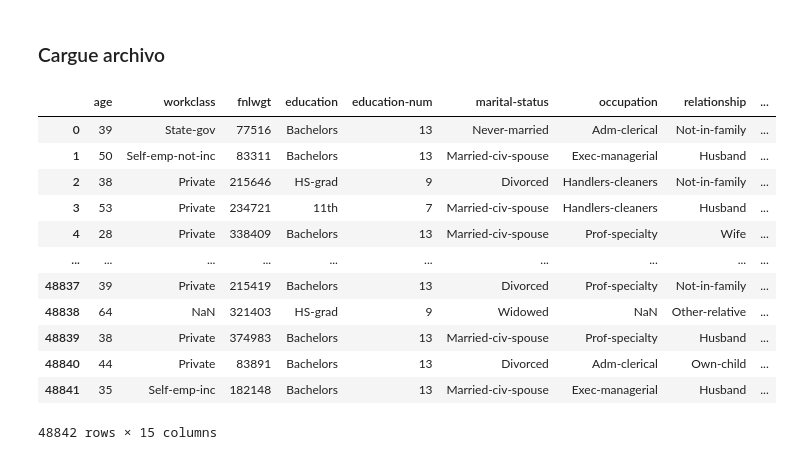
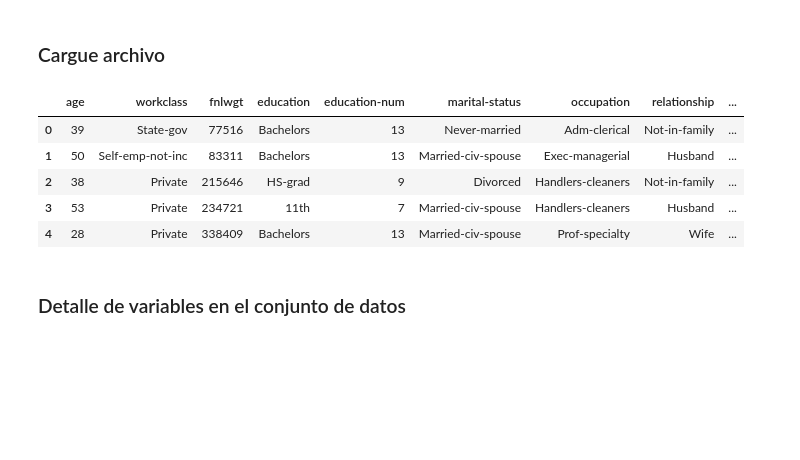
Before and after one commit to maogue94/FPCD, a Jupyter notebook: FUNDAMENTOS_PROGRAMACION/GUIA1/Actividad1.ipynb, the cells around one changed output. Drawn from its saved outputs; the diff is of its cells as text; code cells hidden in the pictures; blank space fills up the shorter version.

```diff
--- a/FUNDAMENTOS_PROGRAMACION/GUIA1/Actividad1.ipynb
+++ b/FUNDAMENTOS_PROGRAMACION/GUIA1/Actividad1.ipynb
@@ -7,22 +8,18 @@ import pandas as pd
 import numpy as np
 import matplotlib.pyplot as plt
 import os
+pd.set_option('display.max_columns', None)
 # %% [markdown]
 ### Cargue archivo
 # %%
-df=pd.read_csv("ARCHIVOS/census_income.csv", sep=",", index_col=0)
-df
+df_ingresos=pd.read_csv("ARCHIVOS/census_income.csv", sep=",", index_col=0)
+df_ingresos.head()
 # %% [output]
 |  | age | workclass | fnlwgt | education | education-num | marital-status | occupation | relationship | ... |
 | 0 | 39 | State-gov | 77516 | Bachelors | 13 | Never-married | Adm-clerical | Not-in-family | ... |
 | 1 | 50 | Self-emp-not-inc | 83311 | Bachelors | 13 | Married-civ-spouse | Exec-managerial | Husband | ... |
 | 2 | 38 | Private | 215646 | HS-grad | 9 | Divorced | Handlers-cleaners | Not-in-family | ... |
 | 3 | 53 | Private | 234721 | 11th | 7 | Married-civ-spouse | Handlers-cleaners | Husband | ... |
 | 4 | 28 | Private | 338409 | Bachelors | 13 | Married-civ-spouse | Prof-specialty | Wife | ... |
-| ... | ... | ... | ... | ... | ... | ... | ... | ... | ... |
-| 48837 | 39 | Private | 215419 | Bachelors | 13 | Divorced | Prof-specialty | Not-in-family | ... |
-| 48838 | 64 | NaN | 321403 | HS-grad | 9 | Widowed | NaN | Other-relative | ... |
-| 48839 | 38 | Private | 374983 | Bachelors | 13 | Married-civ-spouse | Prof-specialty | Husband | ... |
-| 48840 | 44 | Private | 83891 | Bachelors | 13 | Divorced | Adm-clerical | Own-child | ... |
-| 48841 | 35 | Self-emp-inc | 182148 | Bachelors | 13 | Married-civ-spouse | Exec-managerial | Husband | ... |
-48842 rows × 15 columns
+# %% [markdown]
+### Detalle de variables en el conjunto de datos
```
Also changed, not shown: parts of 37 cells of this notebook.
